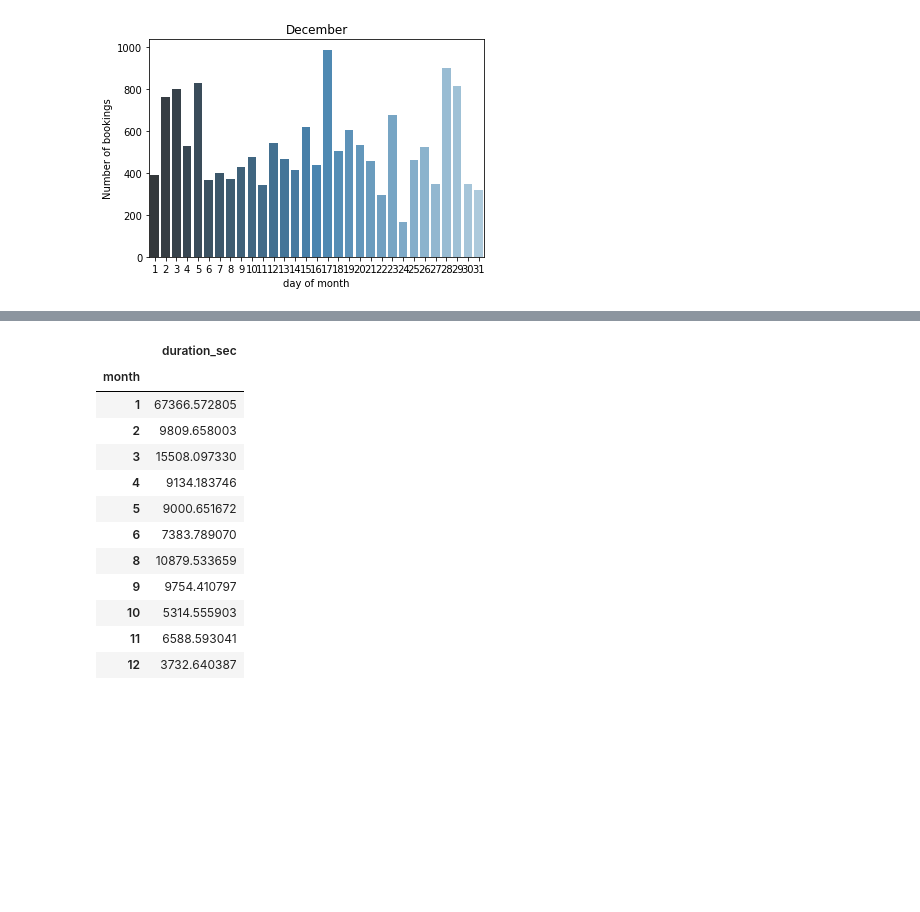
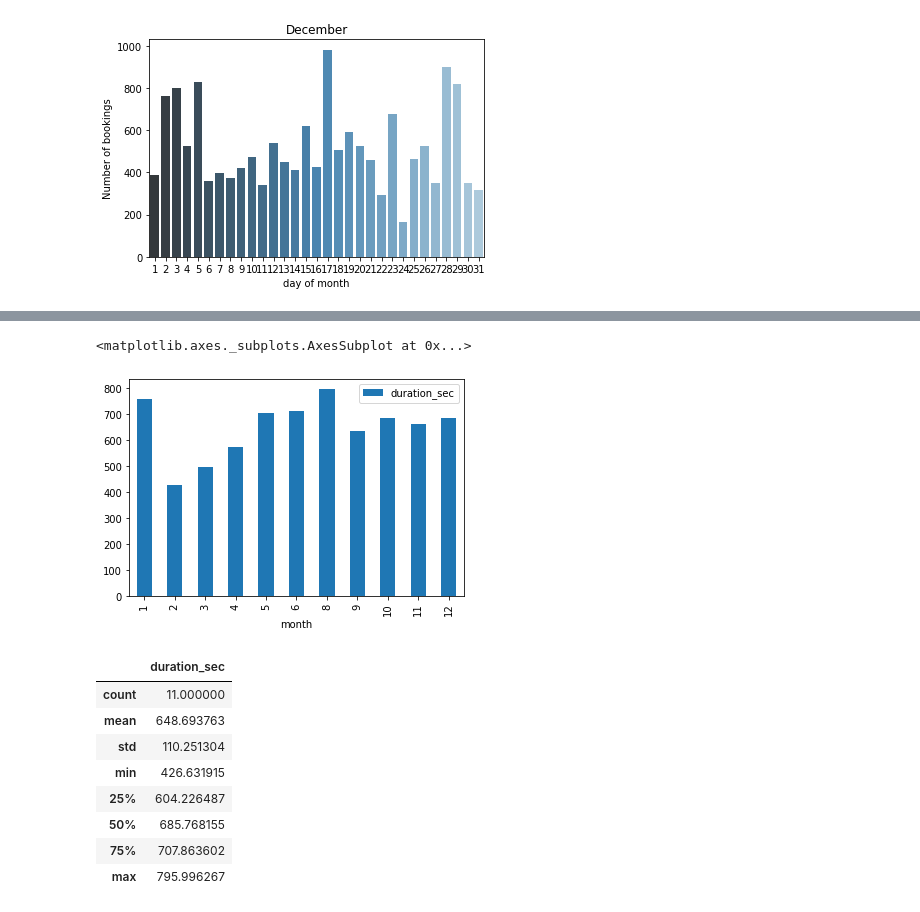
Before and after one commit to janiksudo/PDS_Project, a Jupyter notebook: notebooks/monthly_distribution.ipynb, the cells around one changed output, grey strips where cells are left out. Cells and saved outputs as stored; diff of their text form; code cells hidden in the pictures; blank space fills up the shorter version.

```diff
--- a/notebooks/monthly_distribution.ipynb
+++ b/notebooks/monthly_distribution.ipynb
@@ -27,6 +27,9 @@ bremen_trips.head()
 | 204560 | 20935 | 71 | 7873316 | 2019-01-20 00:35:00 | 2019-01-25 08:00:00 | 458700.0 | 8.816798 | 53.072448 | 8.811472 | ... |
 | 49030 | 20617 | 71 | 12099749 | 2019-01-20 00:40:00 | 2019-01-20 00:44:00 | 240.0 | 8.801623 | 53.067878 | 8.793217 | ... |
 | 131464 | 20795 | 71 | 12099872 | 2019-01-20 00:47:00 | 2019-01-20 00:54:00 | 420.0 | 8.814744 | 53.084841 | 8.801135 | ... |
+# %%
+# drop entries with booking durations longer than 2 days
+bremen_trips = bremen_trips[bremen_trips['duration_sec'] < 172800]
 # %%
 #Distribution Number of bookings per month
 # bremen_trips.start_time.dt.day.value_counts()
@@ -181,16 +196,25 @@ df.plot(kind="bar")
+# %%
+# drop entries with booking durations longer than 5k seconds
+bremen_trips = bremen_trips[bremen_trips['duration_sec'] < 5000]
+
+
+
+# avg duration per month (looks like we have some outliers)
+
+df = bremen_trips.groupby('month').duration_sec.mean().to_frame()
+df.plot(kind="bar")
+# %% [output]
+<matplotlib.axes._subplots.AxesSubplot at 0x...>
+[figure, added]
 # %%
-df
+df.describe()
 # %% [output]
 |  | duration_sec |
-| month |  |
-| 1 | 67366.572805 |
-| 2 | 9809.658003 |
-| 3 | 15508.097330 |
-| 4 | 9134.183746 |
-| 5 | 9000.651672 |
-| 6 | 7383.789070 |
-| 8 | 10879.533659 |
-| 9 | 9754.410797 |
-| 10 | 5314.555903 |
-| 11 | 6588.593041 |
-| 12 | 3732.640387 |
+| count | 11.000000 |
+| mean | 648.693763 |
+| std | 110.251304 |
+| min | 426.631915 |
+| 25% | 604.226487 |
+| 50% | 685.768155 |
+| 75% | 707.863602 |
+| max | 795.996267 |
```
Also changed, not shown: parts of 10 cells of this notebook.
